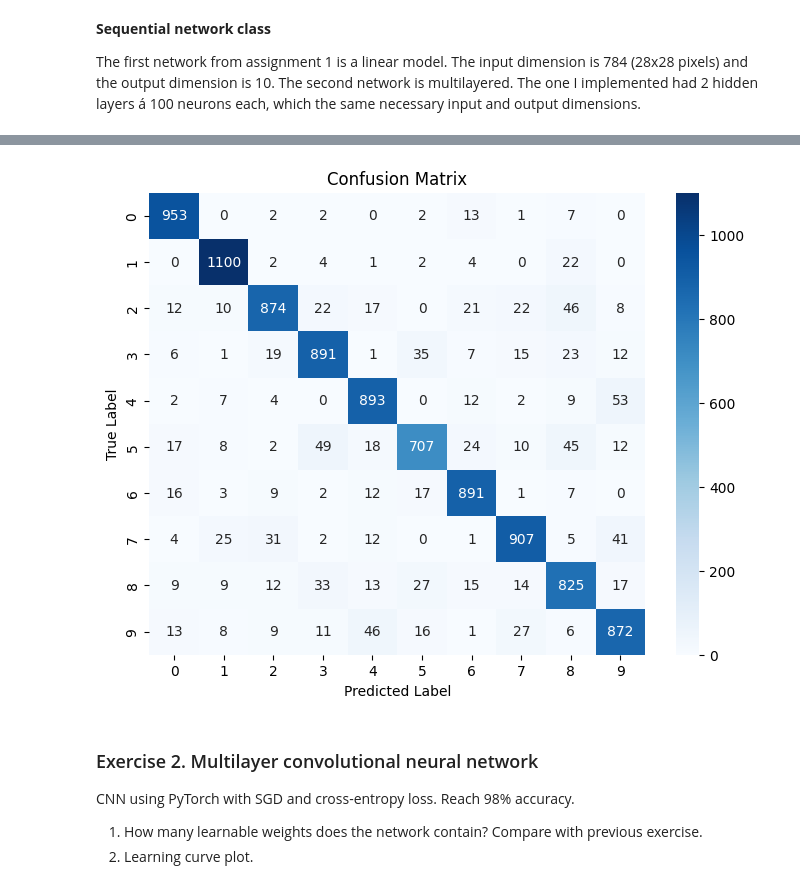
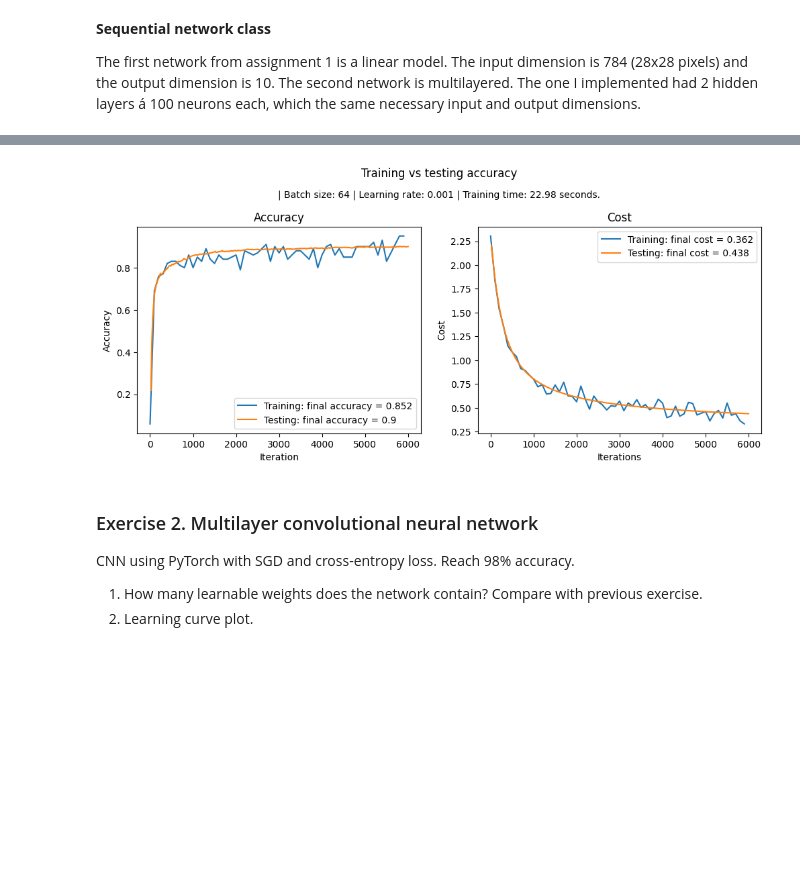
Before and after one commit to muggukejsarn/y4p1, a Jupyter notebook: p3/deeplearning/assignment2/ha2.ipynb, the cells around one changed output, grey strips where cells are left out. Cells and saved outputs as stored; diff of their text form; code cells hidden in the pictures; blank space fills up the shorter version.

```diff
--- a/p3/deeplearning/assignment2/ha2.ipynb
+++ b/p3/deeplearning/assignment2/ha2.ipynb
@@ -354,7 +313,7 @@ Average speed: 2.344 s / epoch
-# %%
-plot_confusion(seq_model, test_dataset)
-# %% [output]
-[figure, removed]
+# %%
+single_plot(seq_stats)
+# %% [output]
+[figure, added]
 # %% [markdown]
 ### Exercise 2. Multilayer convolutional neural network
 CNN using PyTorch with SGD and cross-entropy loss. Reach 98% accuracy.
```
Also changed, not shown: parts of 9 cells of this notebook.
